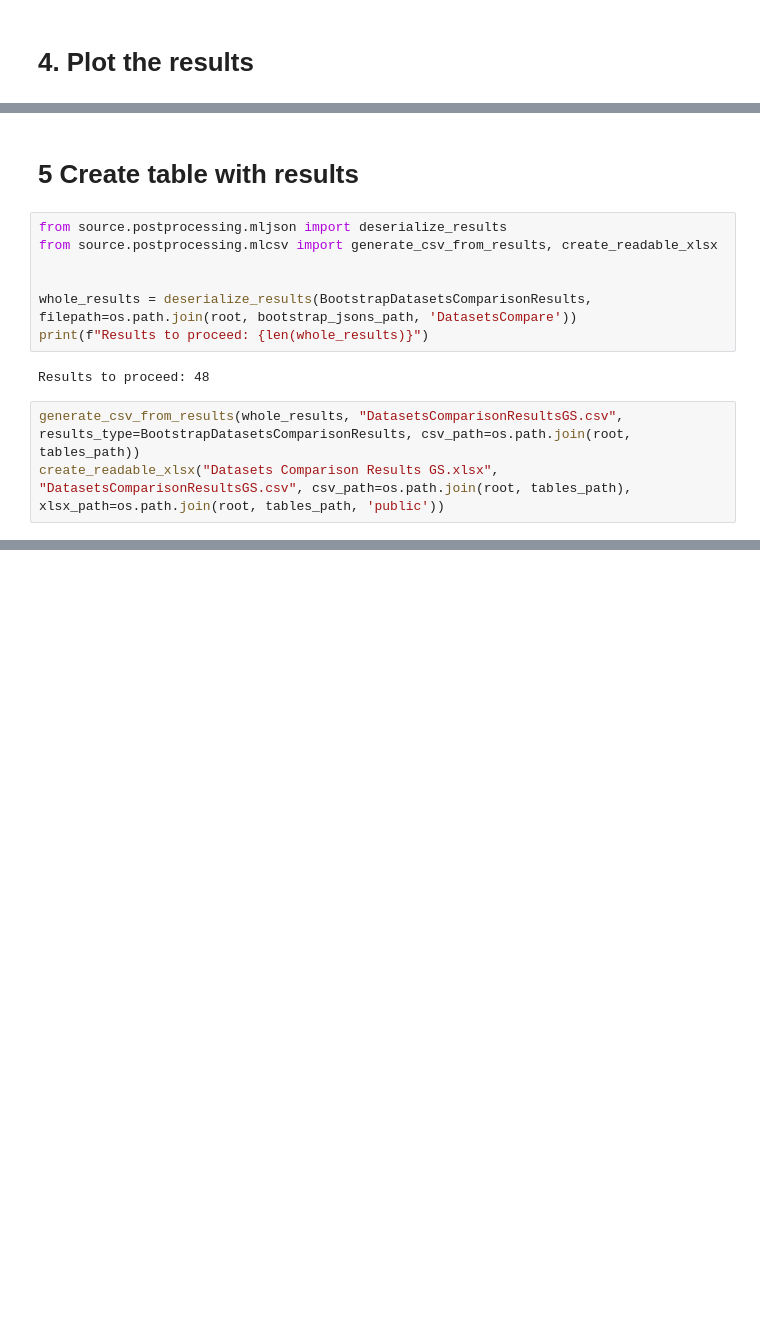
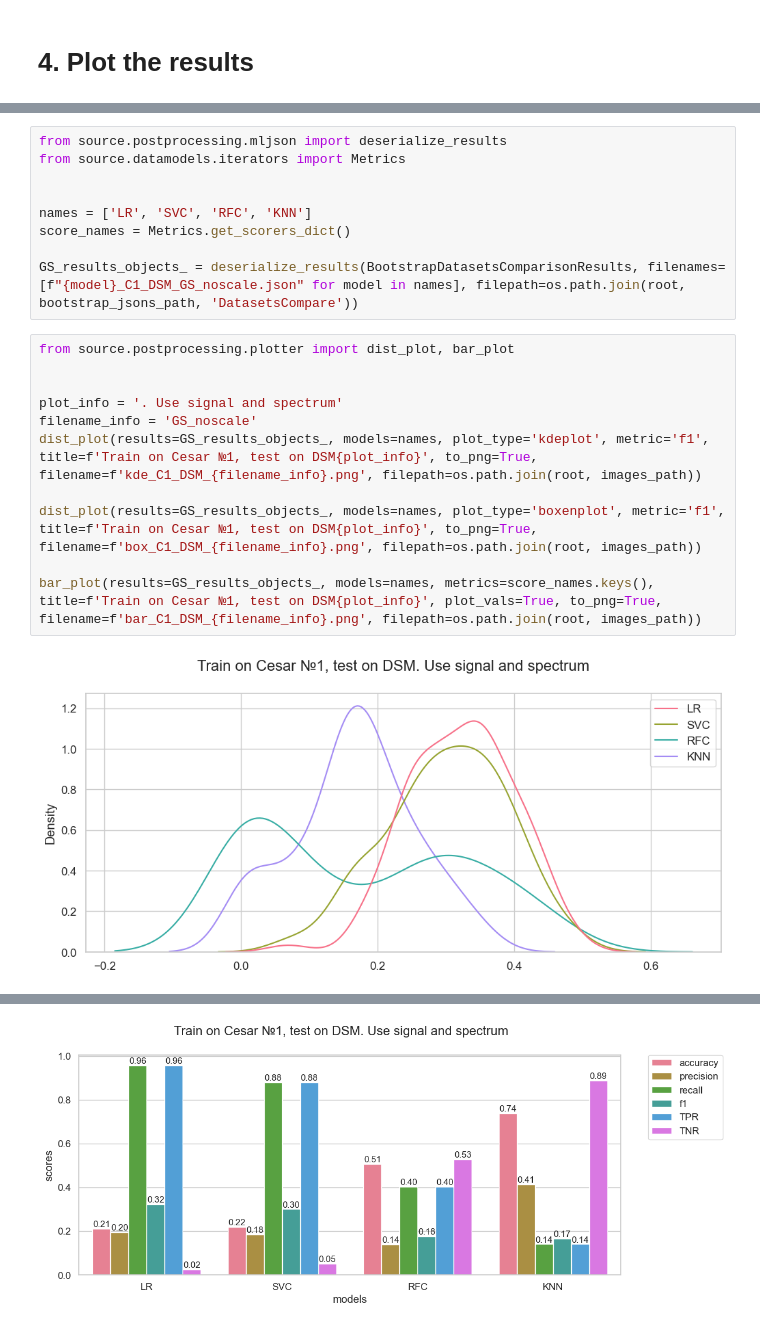
Before and after one commit to RuslanBabudzhan/QuantumBearings, a Jupyter notebook: notebooks/CompareDatasets.ipynb, the cells around one changed output, grey strips where cells are left out. Drawn from its saved outputs; the diff is of its cells as text; blank space fills up the shorter version.

```diff
--- a/notebooks/CompareDatasets.ipynb
+++ b/notebooks/CompareDatasets.ipynb
@@ -341,14 +359,22 @@ bar_plot(results=GS_results_objects_, models=names, metrics=['f1'], title=f'Trai
-# %% [markdown]
-# 5 Create table with results
 # %%
 from source.postprocessing.mljson import deserialize_results
-from source.postprocessing.mlcsv import generate_csv_from_results, create_readable_xlsx
+from source.datamodels.iterators import Metrics
 
 
-whole_results = deserialize_results(BootstrapDatasetsComparisonResults, filepath=os.path.join(root, bootstrap_jsons_path, 'DatasetsCompare'))
-print(f"Results to proceed: {len(whole_results)}")
+names = ['LR', 'SVC', 'RFC', 'KNN']
+score_names = Metrics.get_scorers_dict()
+
+GS_results_objects_ = deserialize_results(BootstrapDatasetsComparisonResults, filenames=[f"{model}_C1_DSM_GS_noscale.json" for model in names], filepath=os.path.join(root, bootstrap_jsons_path, 'DatasetsCompare'))
-# %% [output]
-Results to proceed: 48
-# %%
-generate_csv_from_results(whole_results, "DatasetsComparisonResultsGS.csv", results_type=BootstrapDatasetsComparisonResults, csv_path=os.path.join(root, tables_path))
-create_readable_xlsx("Datasets Comparison Results GS.xlsx", "DatasetsComparisonResultsGS.csv", csv_path=os.path.join(root, tables_path), xlsx_path=os.path.join(root, tables_path, 'public'))
+# %%
+from source.postprocessing.plotter import dist_plot, bar_plot
+
+
+plot_info = '. Use signal and spectrum'
+filename_info = 'GS_noscale'
+dist_plot(results=GS_results_objects_, models=names, plot_type='kdeplot', metric='f1', title=f'Train on Cesar №1, test on DSM{plot_info}', to_png=True, filename=f'kde_C1_DSM_{filename_info}.png', filepath=os.path.join(root, images_path))
+
+dist_plot(results=GS_results_objects_, models=names, plot_type='boxenplot', metric='f1', title=f'Train on Cesar №1, test on DSM{plot_info}', to_png=True, filename=f'box_C1_DSM_{filename_info}.png', filepath=os.path.join(root, images_path))
+
+bar_plot(results=GS_results_objects_, models=names, metrics=score_names.keys(), title=f'Train on Cesar №1, test on DSM{plot_info}', plot_vals=True, to_png=True, filename=f'bar_C1_DSM_{filename_info}.png', filepath=os.path.join(root, images_path))
+# %% [output]
+[figure, added]
@@ -354,0 +382 @@ create_readable_xlsx("Datasets Comparison Results GS.xlsx", "DatasetsComparisonR
+[figure, added]
```
Also changed, not shown: parts of 20 cells of this notebook, 1 other file.
